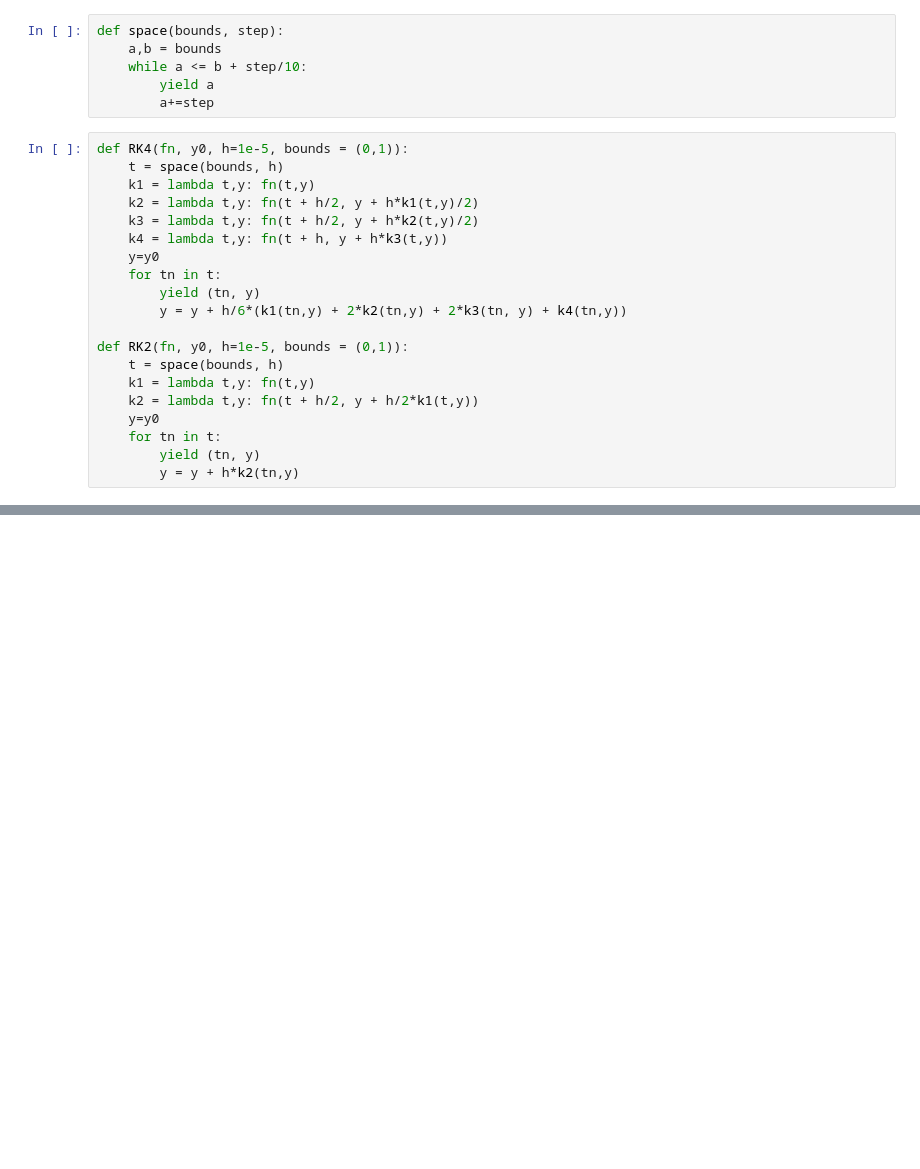
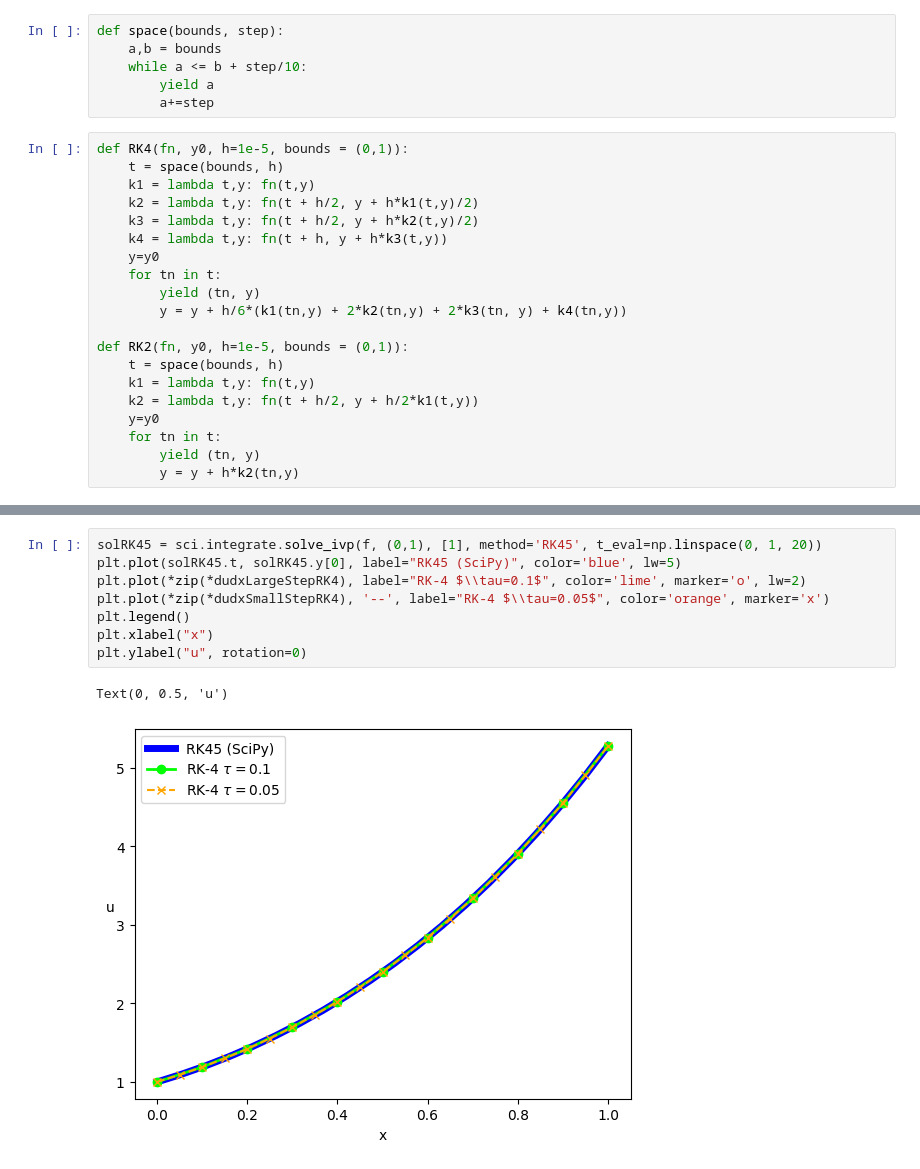
Before and after one commit to onlyidev/python_sem7, a Jupyter notebook: modeling/lab2/lab2.ipynb, the cells around one changed output, grey strips where cells are left out. Drawn from its saved outputs; the diff is of its cells as text; blank space fills up the shorter version.

```diff
--- a/modeling/lab2/lab2.ipynb
+++ b/modeling/lab2/lab2.ipynb
@@ -63,0 +86,11 @@ plt.legend()
+# %%
+solRK45 = sci.integrate.solve_ivp(f, (0,1), [1], method='RK45', t_eval=np.linspace(0, 1, 20))
+plt.plot(solRK45.t, solRK45.y[0], label="RK45 (SciPy)", color='blue', lw=5)
+plt.plot(*zip(*dudxLargeStepRK4), label="RK-4 $\\tau=0.1$", color='lime', marker='o', lw=2)
+plt.plot(*zip(*dudxSmallStepRK4), '--', label="RK-4 $\\tau=0.05$", color='orange', marker='x')
+plt.legend()
+plt.xlabel("x")
+plt.ylabel("u", rotation=0)
+# %% [output]
+Text(0, 0.5, 'u')
+[figure, added]
```
Also changed, not shown: parts of 7 cells of this notebook, 1 other file.
